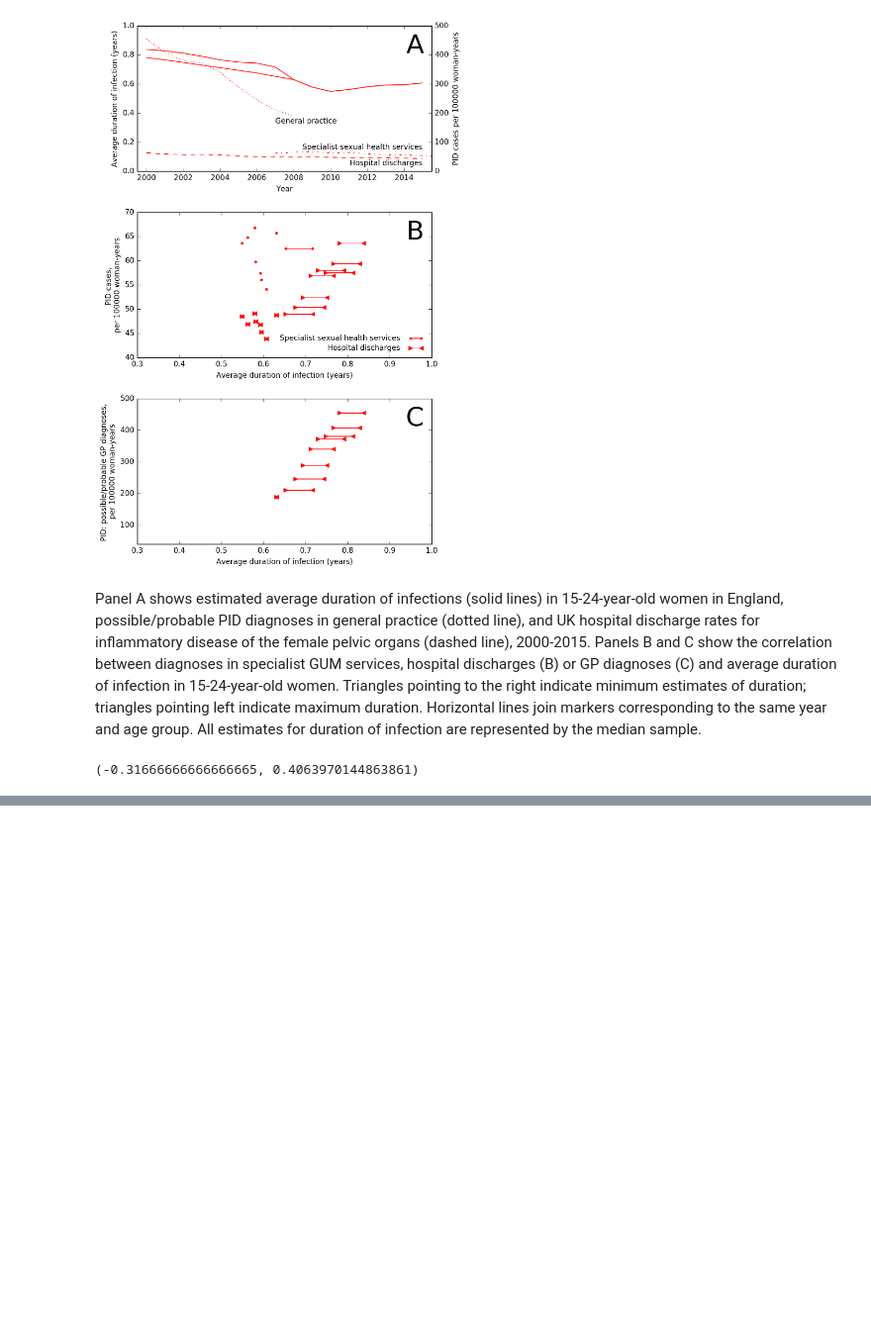
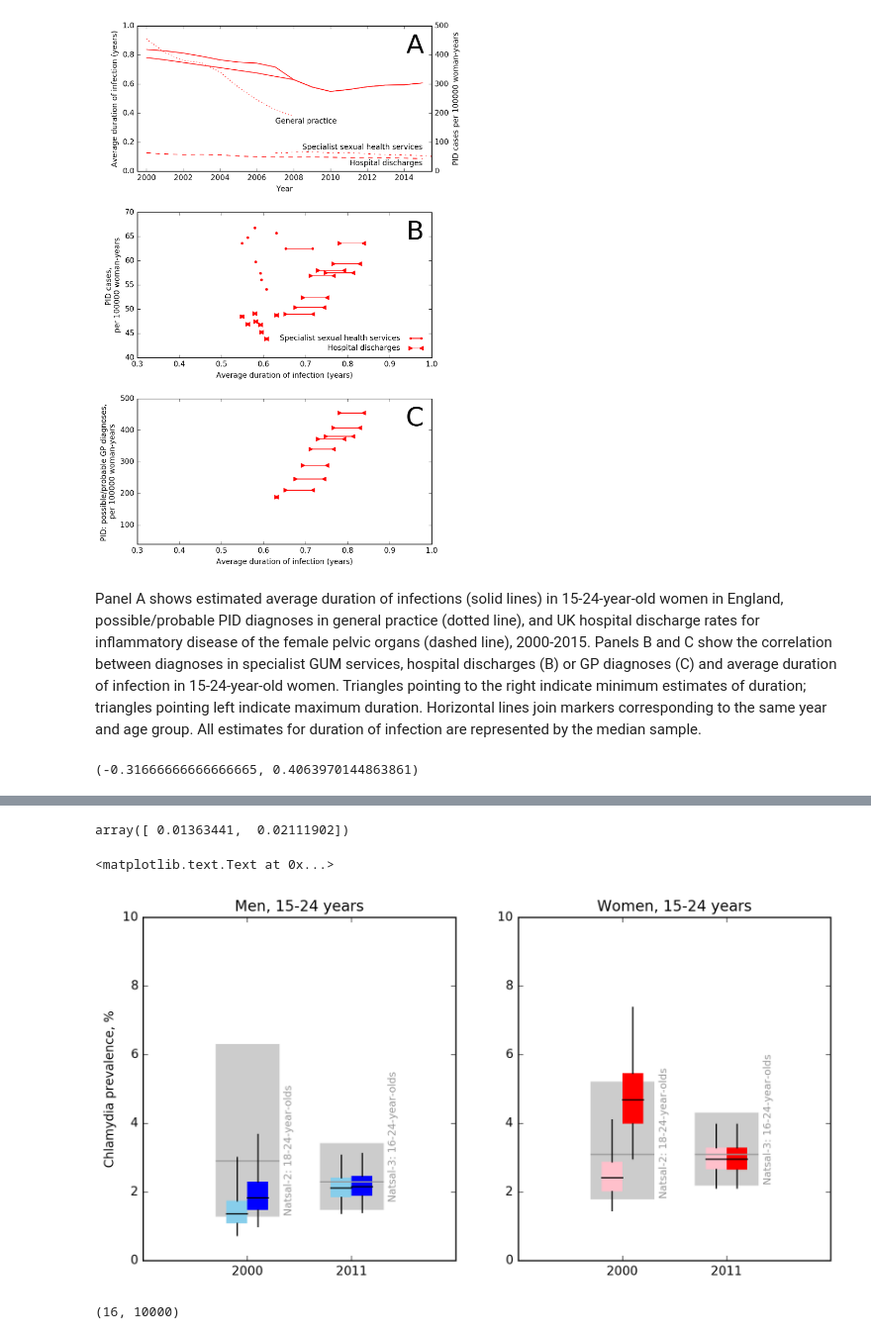
Before and after one commit to joanna-lewis/ct_trends, a Jupyter notebook: ct_trends.ipynb, the cells around one changed output, grey strips where cells are left out. Shown at 99% size. Drawn from its saved outputs; the diff is of its cells as text; code cells hidden in the pictures; blank space fills up the shorter version.

```diff
--- a/ct_trends.ipynb
+++ b/ct_trends.ipynb
@@ -844,0 +1042,78 @@ spearmanr(
+# %%
+100.0*transpose(percentile(prev_m_15_24_min[[0,11],:],50,1))
+transpose(percentile(prev_m_15_24_min[[0,11],:],50,1))
+# %% [output]
+array([ 0.01363441,  0.02111902])
+# %%
+# plot Natsal prevalence estimates, with inferred values from our method
+
+fig = plt.figure(figsize = (10,5))
+
+# men, 15-24 years
+ax1 = fig.add_subplot(121)
+ax1.add_patch(
+    plt.Polygon(array([[0.7,1.3],[0.7,6.3],[1.3,6.3],[1.3,1.3]]),
+            closed=True, color='0.8'))
+ax1.plot([0.7,1.3],[2.9,2.9],'0.6')
+ax1.add_patch(
+    plt.Polygon(array([[1.7,1.5],[1.7,3.4],[2.3,3.4],[2.3,1.5]]),
+            closed=True, color='0.8'))
+ax1.plot([1.7,2.3],[2.3,2.3],'0.6')
+ax1.boxplot(100.0*transpose(prev_m_15_24_min[[0,11],:]), positions = array([0.9,1.9]),
+            whis = [2.5, 97.5], showfliers=False, showcaps=False,
+            boxprops = {'ec':'None', 'fc':'skyblue'},
+            whiskerprops = {'linestyle':'-','color':'k'},
+            medianprops = {'linestyle':'-','color':'k'},
+            patch_artist = True, sym='.', widths=0.2)
+ax1.boxplot(100.0*transpose(prev_m_15_24_max[[0,11],:]), positions = array([1.1,2.1]),
+            whis = [2.5, 97.5], showfliers=False, showcaps=False,
+            boxprops = {'ec':'None', 'fc':'blue'},
+            whiskerprops = {'linestyle':'-','color':'k'},
+            medianprops = {'linestyle':'-','color':'k'},
+            patch_artist = True, sym='.', widths=0.2)
+ax1.set_xlim([0,3])
+ax1.set_ylim([0,10])
+ax1.set_xticks([1,2])
+ax1.set_xticklabels(['2000','2011'])
+ax1.set_ylabel('Chlamydia prevalence, %')
+ax1.set_title('Men, 15-24 years')
+ax1.text(1.35,1.3,'Natsal-2: 18-24-year-olds', rotation='vertical', va='bottom', size='small', color='0.6')
+ax1.text(2.35,1.7,'Natsal-3: 16-24-year-olds', rotation='vertical', va='bottom', size='small', color='0.6')
+
+# women, 15-24 years
+ax2 = fig.add_subplot(122)
+ax2.add_patch(
+    plt.Polygon(array([[0.7,1.8],[0.7,5.2],[1.3,5.2],[1.3,1.8]]),
+            closed=True, color='0.8'))
+ax2.plot([0.7,1.3],[3.1,3.1],'0.6')
+ax2.add_patch(
+    plt.Polygon(array([[1.7,2.2],[1.7,4.3],[2.3,4.3],[2.3,2.2]]),
+            closed=True, color='0.8'))
+ax2.plot([1.7,2.3],[3.1,3.1],'0.6')
+ax2.boxplot(100.0*transpose(prev_f_15_24_min[[0,11],:]), positions = array([0.9,1.9]),
+            whis = [2.5, 97.5], showfliers=False, showcaps=False,
+            boxprops = {'ec':'None', 'fc':'pink'},
+            whiskerprops = {'linestyle':'-','color':'k'},
+            medianprops = {'linestyle':'-','color':'k'},
+            patch_artist = True, sym='.', widths=0.2)
+ax2.boxplot(100.0*transpose(prev_f_15_24_max[[0,11],:]), positions = array([1.1,2.1]),
+            whis = [2.5, 97.5], showfliers=False, showcaps=False,
+            boxprops = {'ec':'None', 'fc':'red'},
+            whiskerprops = {'linestyle':'-','color':'k'},
+            medianprops = {'linestyle':'-','color':'k'},
+            patch_artist = True, sym='.', widths=0.2)
+
+ax2.set_xlim([0,3])
+ax2.set_ylim([0,10])
+ax2.set_xticks([1,2])
+ax2.set_xticklabels(['2000','2011'])
+ax2.set_title('Women, 15-24 years')
+ax2.text(1.35,1.8,'Natsal-2: 18-24-year-olds', rotation='vertical', va='bottom', size='small', color='0.6')
+ax2.text(2.35,2.2,'Natsal-3: 16-24-year-olds', rotation='vertical', va='bottom', size='small', color='0.6')
+# %% [output]
+<matplotlib.text.Text at 0x...>
+[figure, added]
+# %%
+shape(prev_m_15_24_min)
+# %% [output]
+(16, 10000)
```
Also changed, not shown: parts of 8 cells of this notebook.
